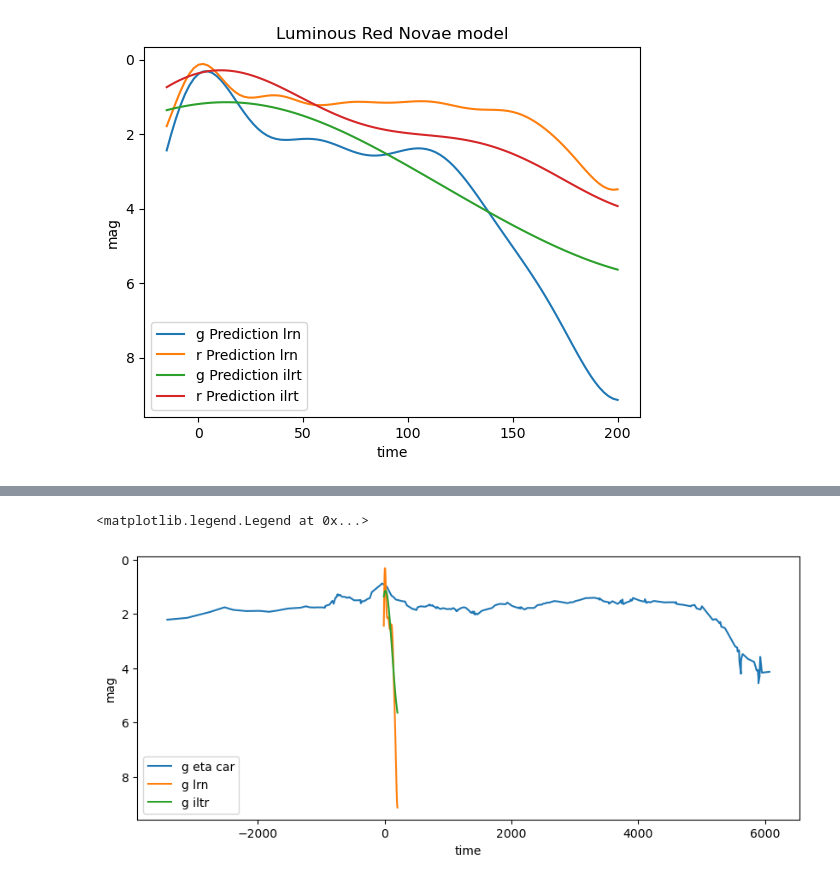
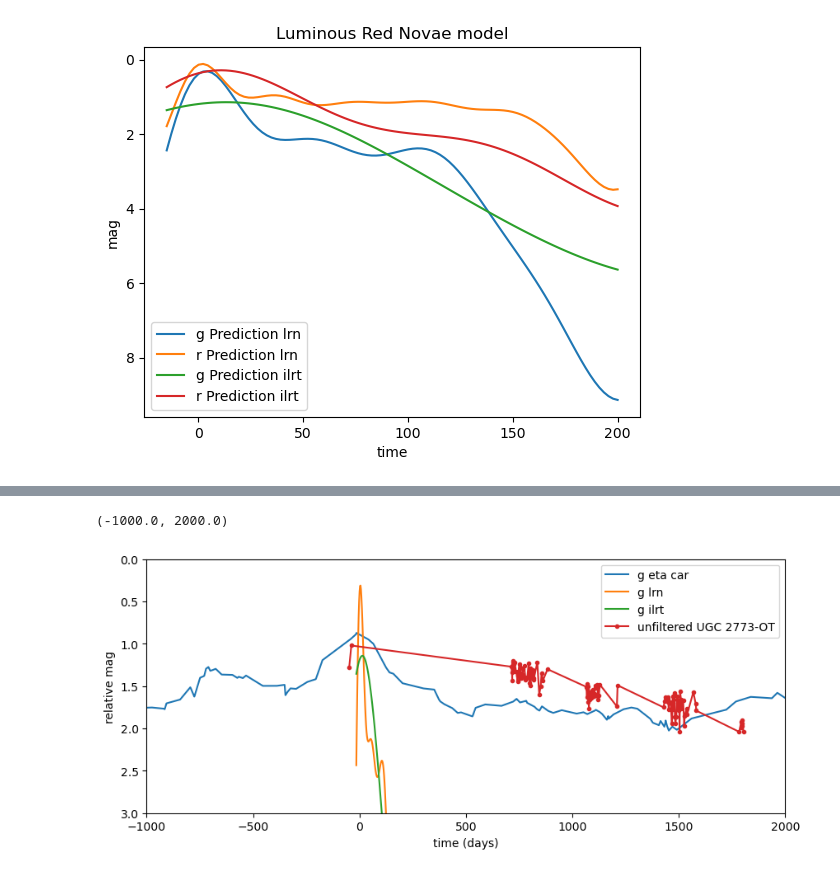
Before and after one commit to xiaolng/EtaCarEchoes, a Jupyter notebook: plot_lc.ipynb, the cells around one changed output, grey strips where cells are left out. Cells and saved outputs as stored; diff of their text form; code cells hidden in the pictures.

Commit message:
update plot_lc

```diff
--- a/plot_lc.ipynb
+++ b/plot_lc.ipynb
@@ -258,0 +389,14 @@ axs[1].set_ylim(0.0, 3.5)
+# %%
+# radius, mag, temperature ralation
+
+mags = np.arange(-15, 15, .5)
+
+for ti in [4000, 5000, 6055]:
+    r = radius_from_Mi_Teff(mags, ti,)
+
+    plt.plot(mags, r, label=f'T={ti} K')
+
+plt.axhline(y=240, c='k')
+plt.xlabel('abs mag')
+plt.ylabel('radius')
+plt.legend()
@@ -311,0 +556,10 @@ Text(0.5, 1.0, 'Luminous Red Novae model')
+# %%
+lc_ugc = pd.read_csv('./data/other_transients/UGC2773_unfiltered.csv', sep=r'\s+')
+# %%
+t_ugc = lc_ugc['MJD'].values - 55100
+mag_ugc = lc_ugc['mag'].values
+
+plt.plot(t_ugc, mag_ugc, '.-', label='unfiltered UGC 2773-OT')
+
+plt.gca().invert_yaxis()
+plt.legend()
@@ -312,18 +569,22 @@ Text(0.5, 1.0, 'Luminous Red Novae model')
 # %%
 plt.figure(figsize=(10, 4))
 
-plt.plot(t_ran-57430, g_new-20.5, label='g eta car')
+plt.plot(t_ran-57400, g_new-20.5, label='g eta car')
 
 plt.plot(x, y_pred_g_lrn, label='g lrn')
 
-plt.plot(x, y_pred_g_ilrt, label='g iltr')
+plt.plot(x, y_pred_g_ilrt, label='g ilrt')
 
+plt.plot(t_ugc, mag_ugc-16.5, '.-', label='unfiltered UGC 2773-OT')
 
+plt.ylim([0, 3])
 plt.gca().invert_yaxis()
 
-plt.xlabel('time')
-plt.ylabel('mag')
+plt.xlabel('time (days)')
+plt.ylabel('relative mag')
 plt.legend()
+
+plt.xlim([-1000, 2000])
 # %% [output]
-<matplotlib.legend.Legend at 0x...>
+(-1000.0, 2000.0)
-[figure, old version]
+[figure, new version]
```
Also changed, not shown: parts of 34 cells of this notebook, 6 other files.
